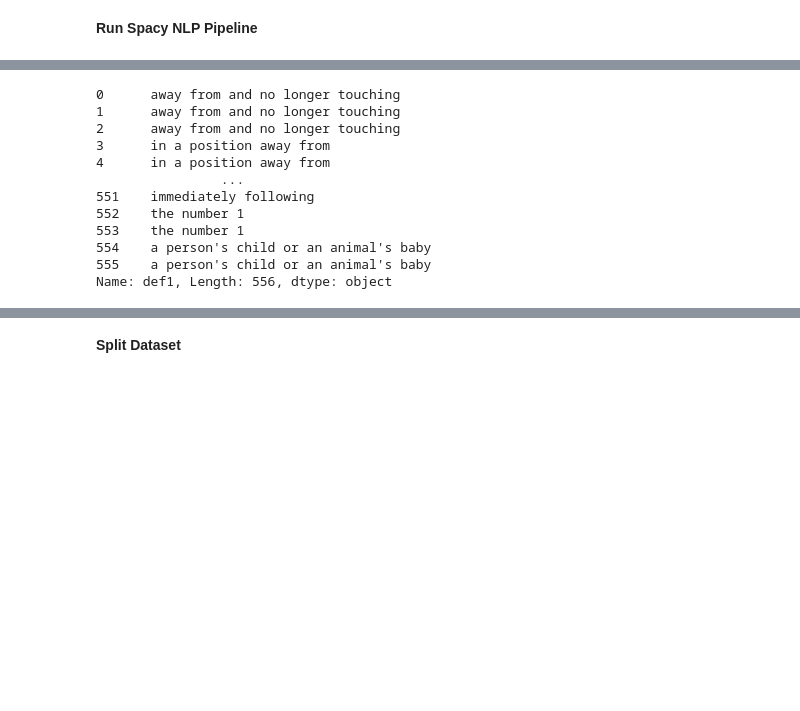
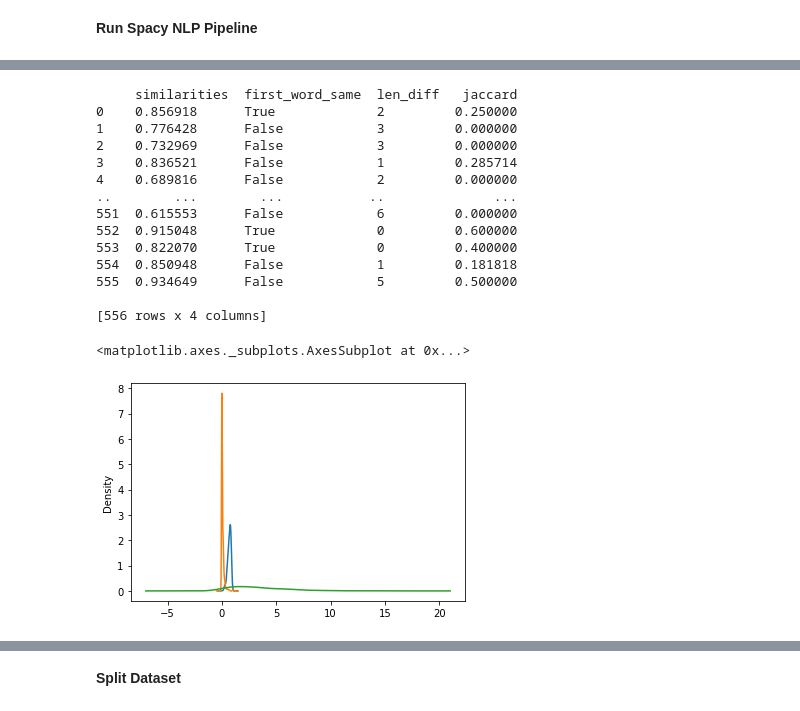
Before and after one commit to acdh-oeaw/elexis_mwsa_model, a Jupyter notebook: Codalab shared task.ipynb, the cells around one changed output, grey strips where cells are left out. Saved outputs shown, nothing was run; the diff lists cells and outputs as text; code cells hidden in the pictures; blank space fills up the shorter version.

```diff
--- a/Codalab shared task.ipynb
+++ b/Codalab shared task.ipynb
@@ -145,0 +592,14 @@ modDfObj
+# %%
+from nltk import collections
+
+en_data['processed_1'][0].vocab
+deps = collections.defaultdict(set)
+
+for row in en_data['processed_1']:
+    print(row.__len__())
+    #for token in en_:
+     #   deps.add(token.dep_)
+        #print(deps)
+
+#deps
+    #print(token.text, "| lemma:", token.lemma_, "| norm:" , token.norm_, "| pos:" ,token.pos_, "| tag:", token.tag_, "| dep:", token.dep_, "| sentiment:", token.sentiment)
@@ -159,18 +655,0 @@ SyntaxError: invalid syntax (<ipython-input-229-d82e7d6497eb>, line 2)
-# %%
-en_data
-frame = pd.DataFrame({'doc1': doc_list, 'doc2': doc_list2})
-en_data['doc1'] = frame['doc1']
-en_data['doc1'] = frame['doc2]
-# %% [output]
-0      away from and no longer touching
-1      away from and no longer touching
-2      away from and no longer touching
-3      in a position away from
-4      in a position away from
-                ...
-551    immediately following
-552    the number 1
-553    the number 1
-554    a person's child or an animal's baby
-555    a person's child or an animal's baby
-Name: def1, Length: 556, dtype: object
@@ -179,29 +656,66 @@ en_data
 # %%
 def sentence2vec(row):
-    return row['def1'].similarity(row['def2'])
+    return row['processed_1'].similarity(row['processed_2'])
 
 
 def first_word_same(row):
-     return (row['def1'].split(' ')[0].lower() == row['def2'].split(' ')[0].lower())
+    return row['def1'].split(' ')[0].lower() == row['def2'].split(' ')[0].lower()
 
 def difference_in_length(row):
     return abs(len(row['def1'].split(' ')) - len(row['def2'].split(' ')[0]))
+
+def jaccard_sim(row):
+    return get_jaccard_sim(row['def1'], row['def2'])
+
+
+def cosine(row):
+    return get_cosine_sim(row['def1'], row['def2'])[0, 1]
+
+def get_jaccard_sim(str1, str2):
+    a = set(str1.split())
+    b = set(str2.split())
+    c = a.intersection(b)
+    return float(len(c)) / (len(a) + len(b) - len(c))
 
 
 features = pd.DataFrame()
 
 similarities = []
 first_word = []
 length = []
 
-features['similarities'] = modDfObj.apply(lambda row: sentence2vec(row), axis = 1)
-
+features['similarities'] = en_data.apply(lambda row: sentence2vec(row), axis = 1)
+features['first_word_same'] = en_data.apply(lambda row: first_word_same(row), axis=1)
+features['len_diff'] = en_data.apply(lambda row: difference_in_length(row), axis=1)
+features['jaccard'] = en_data.apply(lambda row: jaccard_sim(row), axis=1)
+print(features)
+#features['len_diff'].plot(kind = 'hist')
+features['similarities'].plot.kde()
+features['jaccard'].plot.kde()
+features['len_diff'].plot.kde()
 #for i, row in en_data.iterrows():
 #    similarities.append(sentence2Vec(row))
 #    first_word.append(first_word_same(row))
 #    length.append(difference_in_length(row))
 
 #features['similarities'] = similarities
 #features['first_word_same'] = first_word
 #features['length'] = length
 #Add Token Count using CountVectorizer
+# %% [output]
+     similarities  first_word_same  len_diff   jaccard
+0    0.856918      True             2         0.250000
+1    0.776428      False            3         0.000000
+2    0.732969      False            3         0.000000
+3    0.836521      False            1         0.285714
+4    0.689816      False            2         0.000000
+..        ...        ...           ..              ...
+551  0.615553      False            6         0.000000
+552  0.915048      True             0         0.600000
+553  0.822070      True             0         0.400000
+554  0.850948      False            1         0.181818
+555  0.934649      False            5         0.500000
+
+[556 rows x 4 columns]
+<matplotlib.axes._subplots.AxesSubplot at 0x...>
+[figure, added]
```
Also changed, not shown: parts of 36 cells of this notebook.
